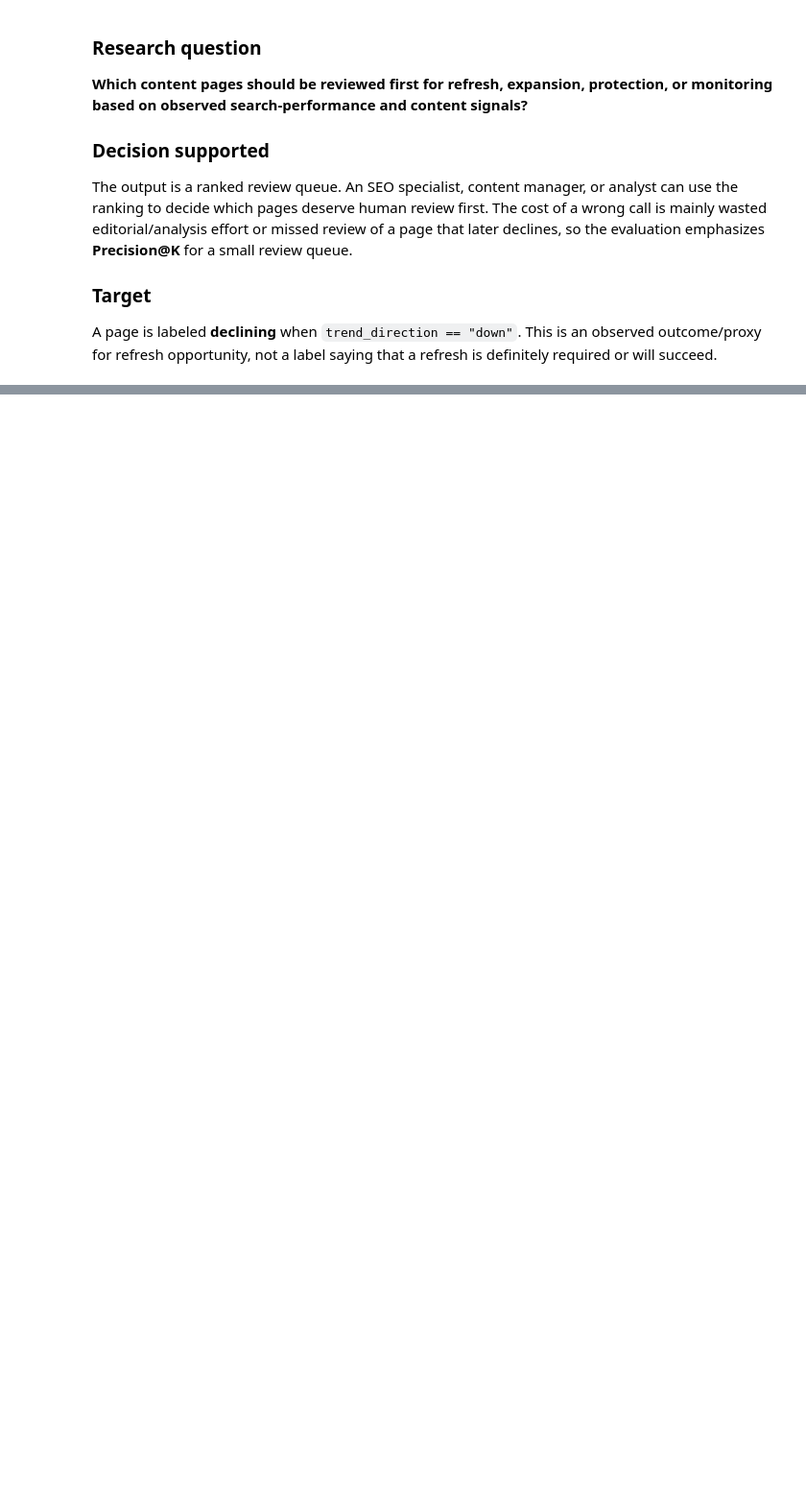
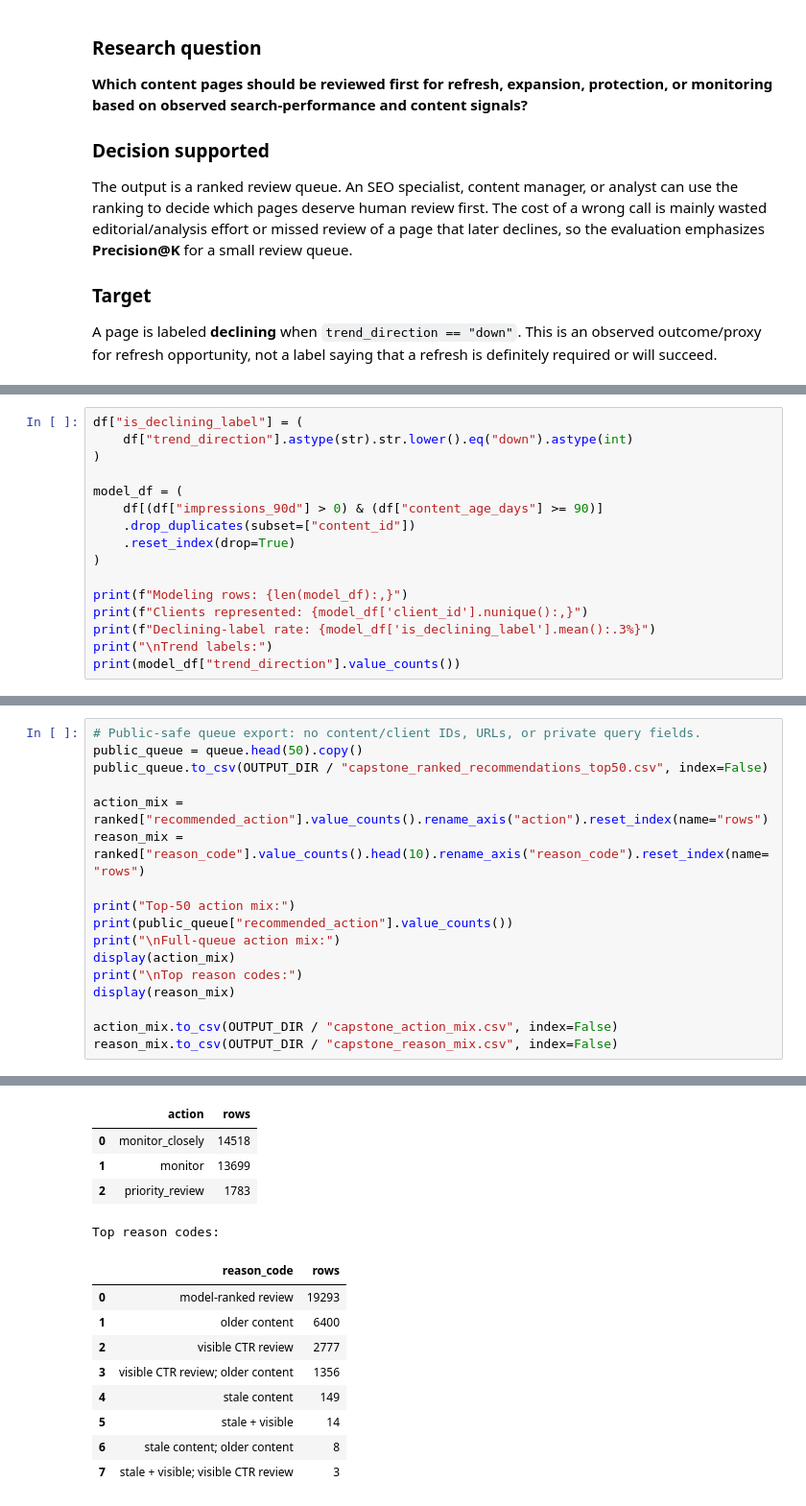
Before and after one commit to ShahvezAli784/-flyrank-machine-learning, a Jupyter notebook: work/notebooks/capstone.ipynb, the cells around one changed output, grey strips where cells are left out. Shown at 96% size. Cells and saved outputs as stored; diff of their text form; blank space fills up the shorter version.

```diff
--- a/work/notebooks/capstone.ipynb
+++ b/work/notebooks/capstone.ipynb
@@ -108,0 +130,16 @@ data/raw/content_refresh_anonymized.csv
+# %%
+df["is_declining_label"] = (
+    df["trend_direction"].astype(str).str.lower().eq("down").astype(int)
+)
+
+model_df = (
+    df[(df["impressions_90d"] > 0) & (df["content_age_days"] >= 90)]
+    .drop_duplicates(subset=["content_id"])
+    .reset_index(drop=True)
+)
+
+print(f"Modeling rows: {len(model_df):,}")
+print(f"Clients represented: {model_df['client_id'].nunique():,}")
+print(f"Declining-label rate: {model_df['is_declining_label'].mean():.3%}")
+print("\nTrend labels:")
+print(model_df["trend_direction"].value_counts())
@@ -124,0 +553,18 @@ data/raw/content_refresh_anonymized.csv
+# %%
+# Public-safe queue export: no content/client IDs, URLs, or private query fields.
+public_queue = queue.head(50).copy()
+public_queue.to_csv(OUTPUT_DIR / "capstone_ranked_recommendations_top50.csv", index=False)
+
+action_mix = ranked["recommended_action"].value_counts().rename_axis("action").reset_index(name="rows")
+reason_mix = ranked["reason_code"].value_counts().head(10).rename_axis("reason_code").reset_index(name="rows")
+
+print("Top-50 action mix:")
+print(public_queue["recommended_action"].value_counts())
+print("\nFull-queue action mix:")
+display(action_mix)
+print("\nTop reason codes:")
+display(reason_mix)
+
+action_mix.to_csv(OUTPUT_DIR / "capstone_action_mix.csv", index=False)
+reason_mix.to_csv(OUTPUT_DIR / "capstone_reason_mix.csv", index=False)
+# %% [output]
@@ -125 +577,15 @@ data/raw/content_refresh_anonymized.csv
+|  | action | rows |
+| 0 | monitor_closely | 14518 |
+| 1 | monitor | 13699 |
+| 2 | priority_review | 1783 |
+Top reason codes:
+|  | reason_code | rows |
+| 0 | model-ranked review | 19293 |
+| 1 | older content | 6400 |
+| 2 | visible CTR review | 2777 |
+| 3 | visible CTR review; older content | 1356 |
+| 4 | stale content | 149 |
+| 5 | stale + visible | 14 |
+| 6 | stale content; older content | 8 |
+| 7 | stale + visible; visible CTR review | 3 |
 # %% [markdown]
```
Also changed, not shown: parts of 29 cells of this notebook.
